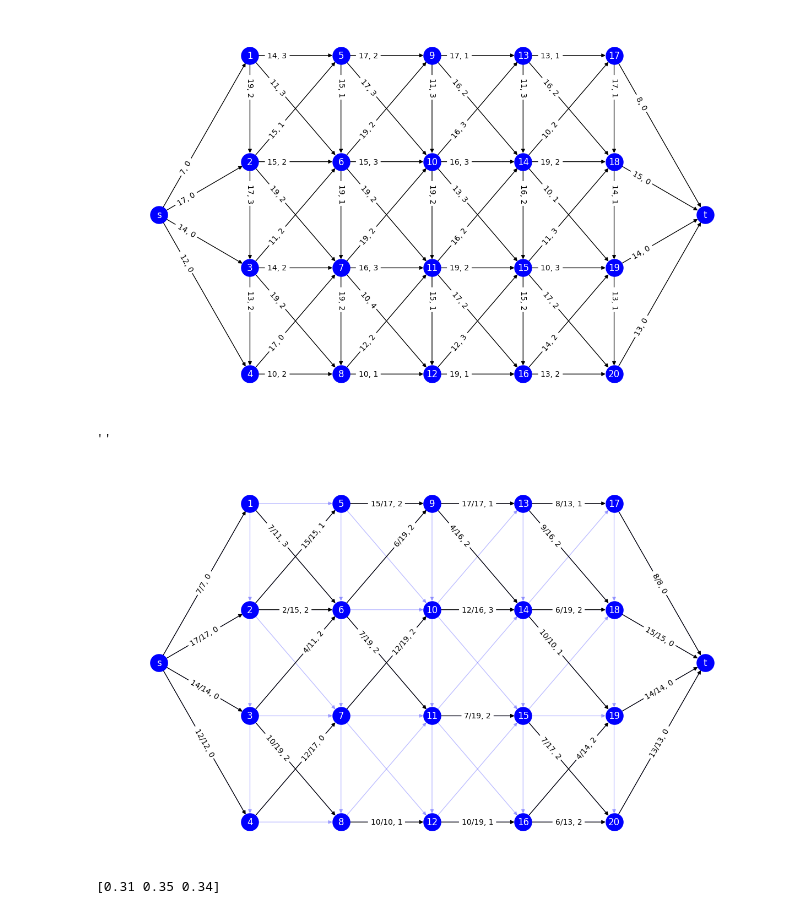
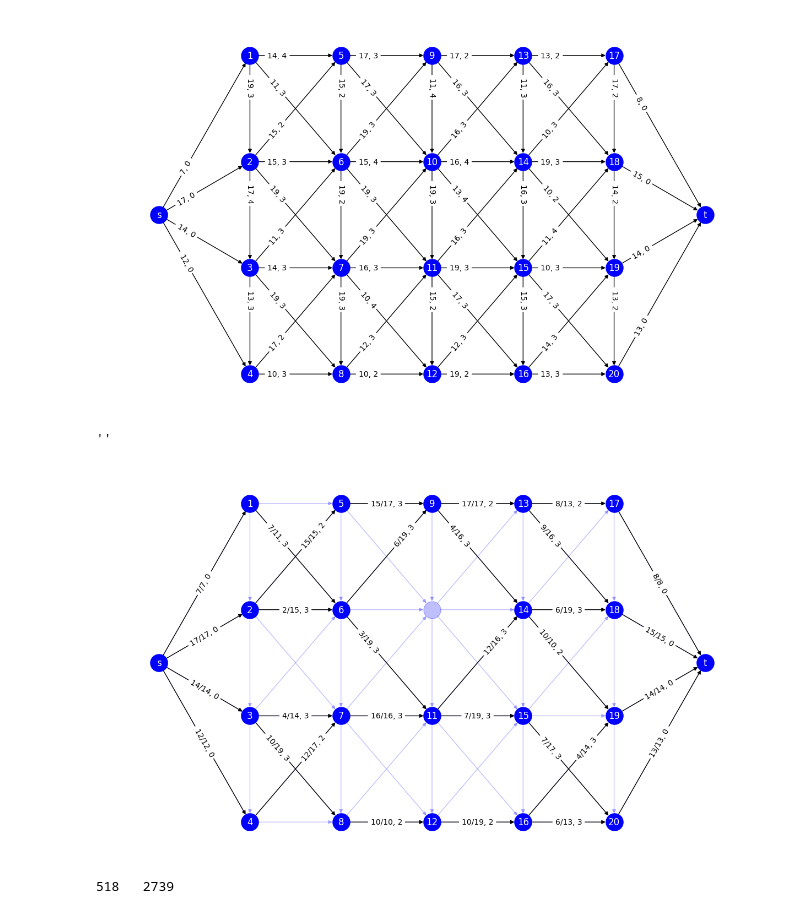
Before and after one commit to SongThun/MM-simulation, a Jupyter notebook: Simulation (1).ipynb, the cells around one changed output. Drawn from its saved outputs; the diff is of its cells as text; code cells hidden in the pictures.

```diff
--- a/Simulation (1).ipynb
+++ b/Simulation (1).ipynb
@@ -139,7 +141,7 @@ G.add_edge('3','5')
 G.add_edge('4','t')
 G.add_edge('5','t')
 
-M = 10
+M = 15
 arc_flow = {(u,v): np.zeros(M+1) for u,v,data in G.edges(data = True)}
 
 arc_capacity = {(u,v): np.random.randint(1,7,M+1).tolist() for u,v,data in G.edges(data = True)}
@@ -223,14 +225,14 @@ for i in range(1,21,4):
 pos['s'] = (-1,1.5)
 pos['t'] = (5,1.5)
 
-M = 10
+M = 15
 num_car = 50
 np.random.seed(15)
 
 p = 5
 T = 2
 S = 3
-lagrange_multiplier = [{(u,v): (np.random.random(size = T)).tolist() for u,v in network.edges()} for i in range(0,S)]
+lagrange_multiplier = [{(u,v): (np.random.random(size = T)*0.7).tolist() for u,v in network.edges()} for i in range(0,S)]
 sum_lagrange = [{ (u,v) : sum(lagrange_multiplier[i][u,v]) for u, v in network.edges()} for i in range(0,S)]
 sum_alphas = {(u,v) : sum([sum_lagrange[i][u,v] for i in range(0,S)]) for u,v in network.edges()}
 
@@ -273,6 +275,10 @@ nx.draw_networkx_edge_labels(
 [figure]
 # %%
 mcf_ssp(network, 's', 't', num_car)
+SP1 = sum([data['cost'] * data['flow'] for u,v,data in network.edges(data = True)])
+x_cost = {(u,v): data['cost'] for u,v,data in network.edges(data = True)}
+x_flow = {(u,v): data['flow'] for u,v,data in network.edges(data = True)}
+
 represent = nx.DiGraph()
 for u, v, data in network.edges(data = True):
     if data['flow'] > 0:
@@ -286,66 +292,69 @@ nx.draw(
 nx.draw(
     represent, pos, edge_color='black', width=1, linewidths=1,
     node_size=500, node_color='blue', font_color = 'white',
     labels={node: node for node in represent.nodes()},
 )
 
 edge_labels_center = {(u,v) : f"{data['flow']}/{data['capacity']}, {data['cost']}" for u,v,data in represent.edges(data = True) if u == 's' or v == 't' or u + 1 == v or u + 4 == v}
 nx.draw_networkx_edge_labels(
     represent, pos,
     edge_labels= edge_labels_center,
     label_pos = 0.5,
     font_color='black',
 )
 edge_labels_right = {(u,v) : f"{data['flow']}/{data['capacity']}, {data['cost']}" for u,v,data in represent.edges(data = True) if u !=  's' and v != 't' and u + 3 == v}
 nx.draw_networkx_edge_labels(
     represent, pos,
     edge_labels= edge_labels_right,
     label_pos = 0.3,
     font_color='black',
 )
 edge_labels_left = {(u,v) : f"{data['flow']}/{data['capacity']}, {data['cost']}" for u,v,data in represent.edges(data = True) if u !=  's' and v != 't' and u + 5 == v}
 nx.draw_networkx_edge_labels(
     represent, pos,
     edge_labels= edge_labels_left,
     label_pos = 0.7,
     font_color='black',
 )
 ;
 # %% [output]
 ''
-[figure, old version]
+[figure, new version]
 # %%
 
-np.random.seed(15)
+seed = 15
+np.random.seed(seed)
 mu = np.random.multinomial(100, [1/S]*S)  / 100
-print(mu)
 
-
-time_cost = [{(u,v): np.random.randint(5,10,size = M+1) for u,v in network.edges()} for _ in range(0,S)]
+#np.random.seed(seed)
+time_cost = [{(u,v): np.random.randint(7,13,size = M+1) for u,v in network.edges()} for _ in range(0,S)]
 scenario_cost = [{(u,v) : mu[i] * time_cost[i][u,v] for u, v in network.edges()} for i in range(0,S)]
 for i in range(0,S):
     for u,v in network.edges():
         for t in range(0,T):
             scenario_cost[i][u,v][t] += lagrange_multiplier[i][u,v][t]
 
-scenario_cost = [{(u,v) : [round(scenario_cost[i][u,v][t]) for t in range(0,M+1)] for u, v in network.edges()} for i in range(0,S)]
+#np.random.seed(seed)
+scenario_cost = [{(u,v) : [int(scenario_cost[i][u,v][t]) for t in range(0,M+1)] for u, v in network.edges()} for i in range(0,S)]
 scenario_capacities = [{(u,v): [capacities[u,v]] + np.random.randint(10,20, size = M).tolist() for u,v in network.edges()} for _ in range(0,S)]
-scenario_flows = [{(u,v) : np.zeros(M+1).tolist() for u,v in network.edges()} for _ in range(0,S)]
+scenario_flows = [{(u,v) : np.zeros(M+1, dtype = int).tolist() for u,v in network.edges()} for _ in range(0,S)]
 
 for i in range(0,S):
     for node in sources:
         scenario_cost[i]['s', node] = np.zeros(M+1, dtype = int).tolist()
         scenario_capacities[i]['s',node] = [capacities['s',node]] * (M+1)
     for node in sinks:
-        scenario_cost[i][node,'t'] = np.zeros(M+1).tolist()
+        scenario_cost[i][node,'t'] = np.zeros(M+1, dtype = int).tolist()
         scenario_capacities[i][node,'t'] = [capacities[node,'t']] * (M+1)
-for i in range(0,S):
+#for i in range(0,S):
     # time_capacities = {(u,v) : [capacities[u,v]] + np.random.randint(10,20, size = M).tolist() for u,v in network.edges()}
     # time_flows = {(u,v) : np.zeros(M+1) for u,v in network.edges()}
-
-    nx.set_edge_attributes(network, scenario_cost[i], 'cost')
-    nx.set_edge_attributes(network, scenario_capacities[i], 'capacity')
-    nx.set_edge_attributes(network, scenario_flows[i], 'flow')
+SP2 = 0
+for i in range(0,S):
+    nx.set_edge_attributes(network, scenario_cost[0], 'cost')
+    nx.set_edge_attributes(network, scenario_capacities[0], 'capacity')
+    nx.set_edge_attributes(network, scenario_flows[0], 'flow')
     td_mcf_ssp(network, 's', 't', M, 1, num_car)
+    cost = np.array([network[u][v]['cost'] for u,v in network.edges()])
+    flow = np.array([network[u][v]['flow'] for u,v in network.edges()])
+    SP2 += sum(sum(cost * flow))
-# %% [output]
-[0.31 0.35 0.34]
@@ -365,0 +361,4 @@ for i in range(0,10):
+# %%
+print(SP1, " ", SP2)
+# %% [output]
+518   2739
```
Also changed, not shown: parts of 4 cells of this notebook.
